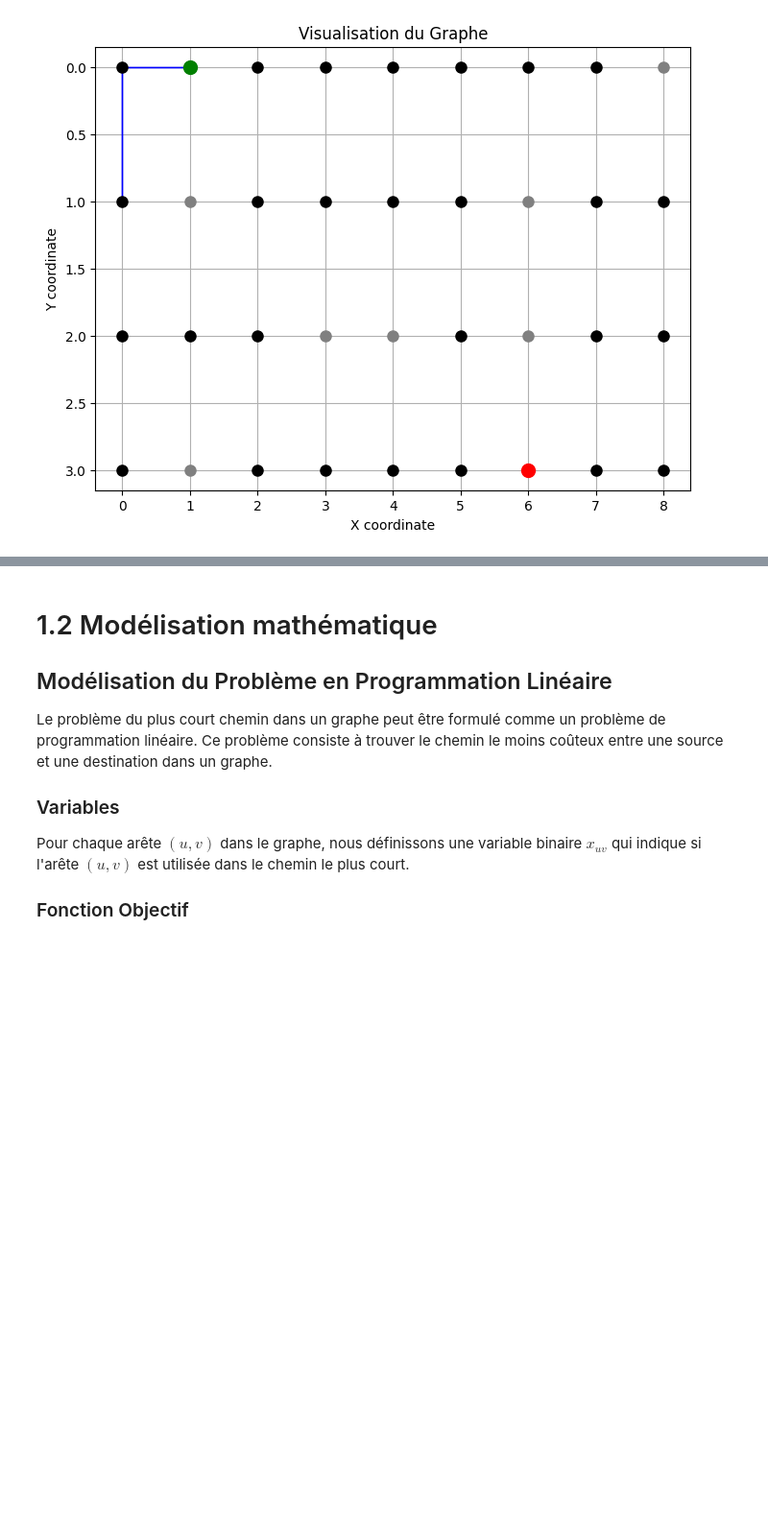
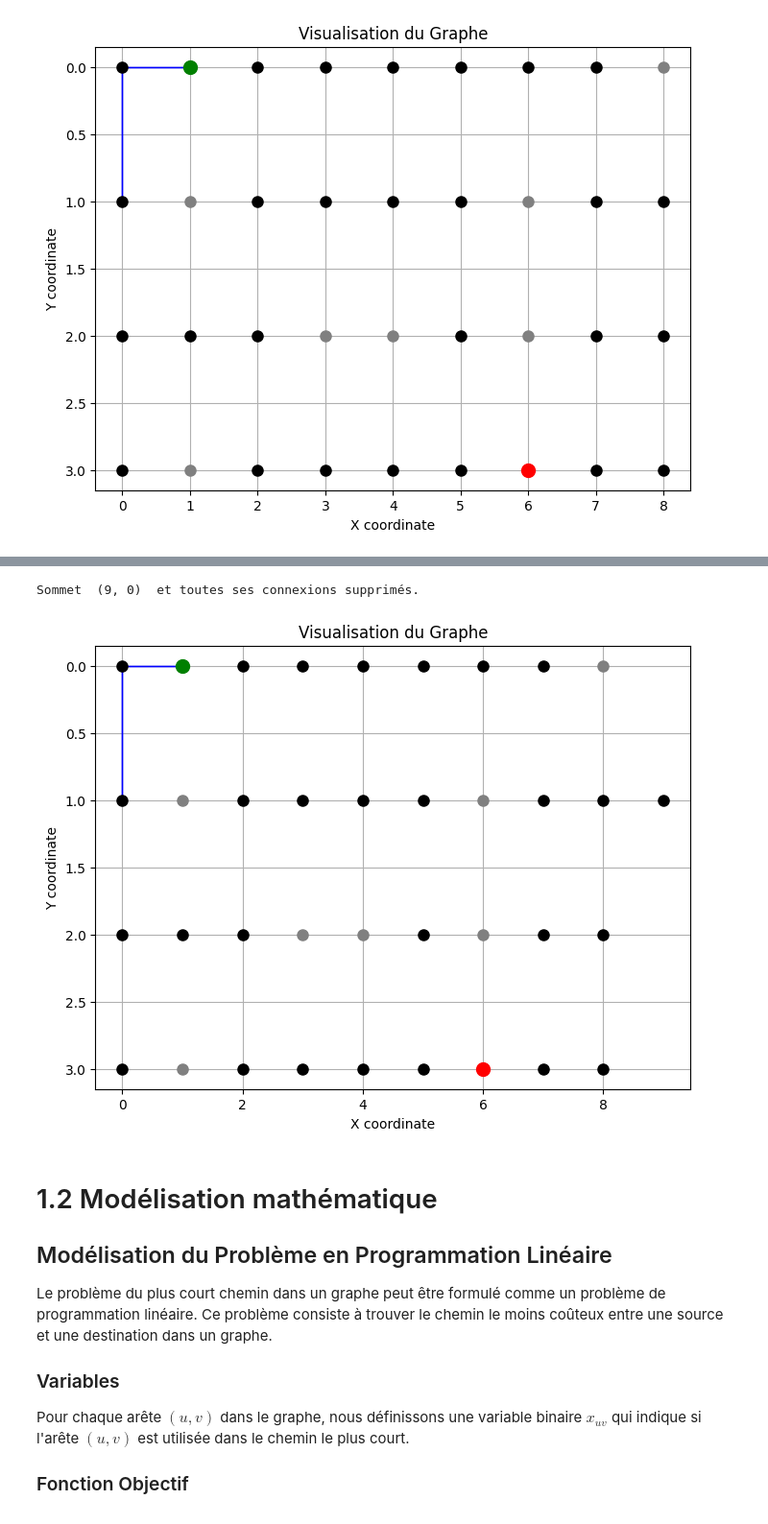
Before and after one commit to Damien-Collot/Graphes, a Jupyter notebook: TP Graphe.ipynb, the cells around one changed output, grey strips where cells are left out. Shown at 96% size. Saved outputs shown, nothing was run; the diff lists cells and outputs as text; code cells hidden in the pictures; blank space fills up the shorter version.

```diff
--- a/TP Graphe.ipynb
+++ b/TP Graphe.ipynb
@@ -126,3 +210,9 @@ graphe.tracer_graphe()
+# %%
+graphe.supprimer_sommet((9,0))
+graphe.tracer_graphe()
+# %% [output]
+Sommet  (9, 0)  et toutes ses connexions supprimés.
+[figure, added]
 # %% [markdown]
 # 1.2 Modélisation mathématique
 
```
Also changed, not shown: parts of 8 cells of this notebook.
